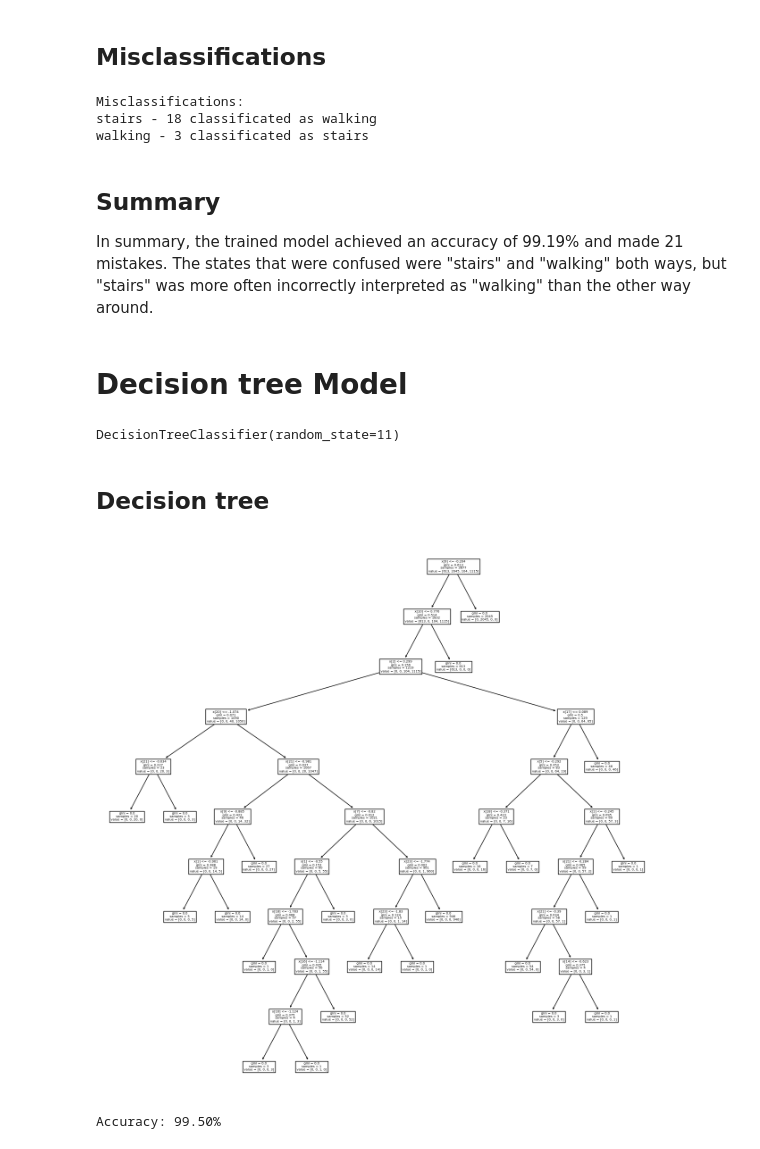
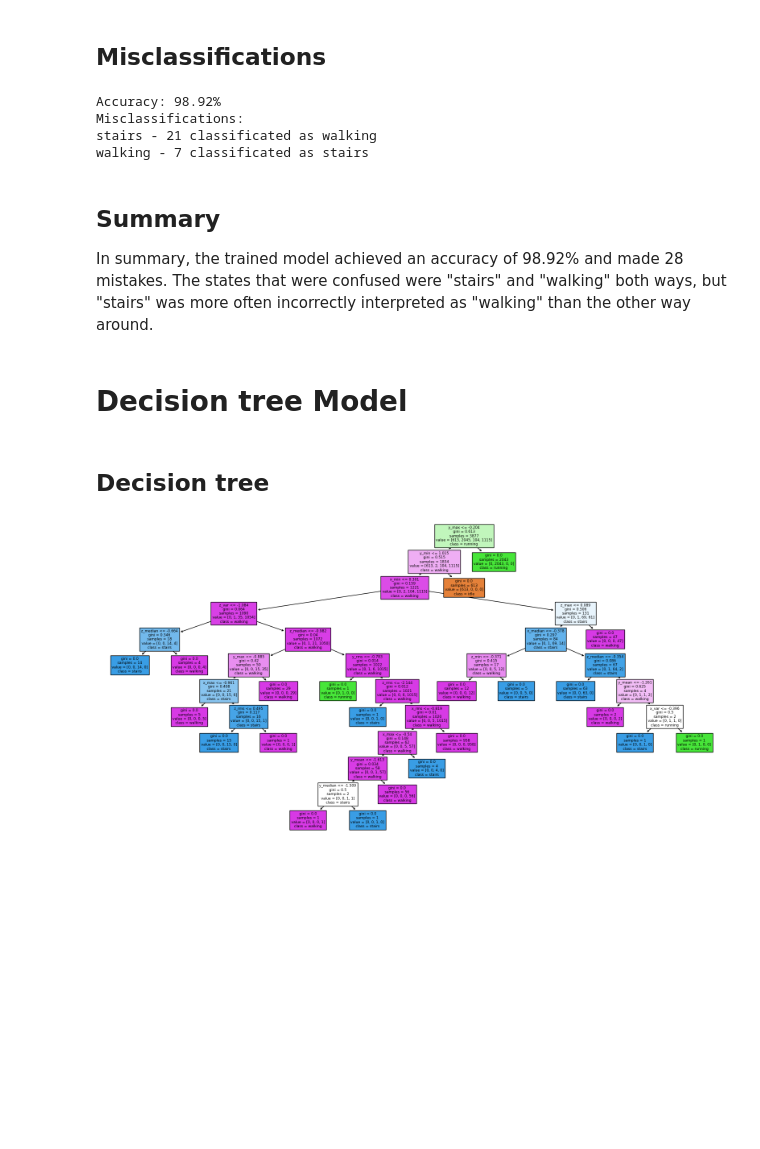
Before and after one commit to KamilGrundas/Data_science, a Jupyter notebook: homework_5/Hw5.ipynb, the cells around one changed output. Drawn from its saved outputs; the diff is of its cells as text; code cells hidden in the pictures; blank space fills up the shorter version.

```diff
--- a/homework_5/Hw5.ipynb
+++ b/homework_5/Hw5.ipynb
@@ -139,39 +140,36 @@ plt.show()
 # %% [markdown]
 ## Misclassifications
 # %%
-misclassifications = test_data[test_data['correct'] == False]
-misclass_counts = misclassifications.groupby(['state', 'predicted_state']).size().reset_index(name='count')
+svm_accuracy = accuracy_score(y_test, svm_y_pred)
+print(f"Accuracy: {svm_accuracy * 100:.2f}%")
+
+svm_misclassifications = svm_test_data[svm_test_data['correct'] == False]
+svm_misclass_counts = svm_misclassifications.groupby(['state', 'predicted_state']).size().reset_index(name='count')
 
 print("Misclassifications:")
-for index, row in misclass_counts.iterrows():
+for index, row in svm_misclass_counts.iterrows():
     print(f"{row['state']} - {row['count']} classificated as {row['predicted_state']}")
 # %% [output]
+Accuracy: 98.92%
 Misclassifications:
-stairs - 18 classificated as walking
-walking - 3 classificated as stairs
+stairs - 21 classificated as walking
+walking - 7 classificated as stairs
 # %% [markdown]
 ## Summary
 
-In summary, the trained model achieved an accuracy of 99.19% and made 21 mistakes. The states that were confused were "stairs" and "walking" both ways, but "stairs" was more often incorrectly interpreted as "walking" than the other way around.
+In summary, the trained model achieved an accuracy of 98.92% and made 28 mistakes. The states that were confused were "stairs" and "walking" both ways, but "stairs" was more often incorrectly interpreted as "walking" than the other way around.
 # %% [markdown]
 # Decision tree Model
 # %%
 dt_classifier = DecisionTreeClassifier(random_state=11)
 dt_classifier.fit(X_train, y_train)
+
+dt_y_pred = dt_classifier.predict(X_test)
-# %% [output]
-DecisionTreeClassifier(random_state=11)
 # %% [markdown]
 ## Decision tree
 # %%
-plt.figure(figsize=(16,16))
-plot_tree(dt_classifier)
+plt.figure(figsize=(20,10))
+plot_tree(dt_classifier, filled=True, feature_names=X.columns, class_names=['idle', 'running', 'stairs', 'walking'])
 plt.show()
 # %% [output]
-[figure, old version]
+[figure, new version]
-# %%
-dt_y_pred = dt_classifier.predict(X_test)
-
-dt_accuracy = accuracy_score(y_test, dt_y_pred)
-print(f"Accuracy: {dt_accuracy * 100:.2f}%")
-# %% [output]
-Accuracy: 99.50%
```
Also changed, not shown: parts of 12 cells of this notebook.
